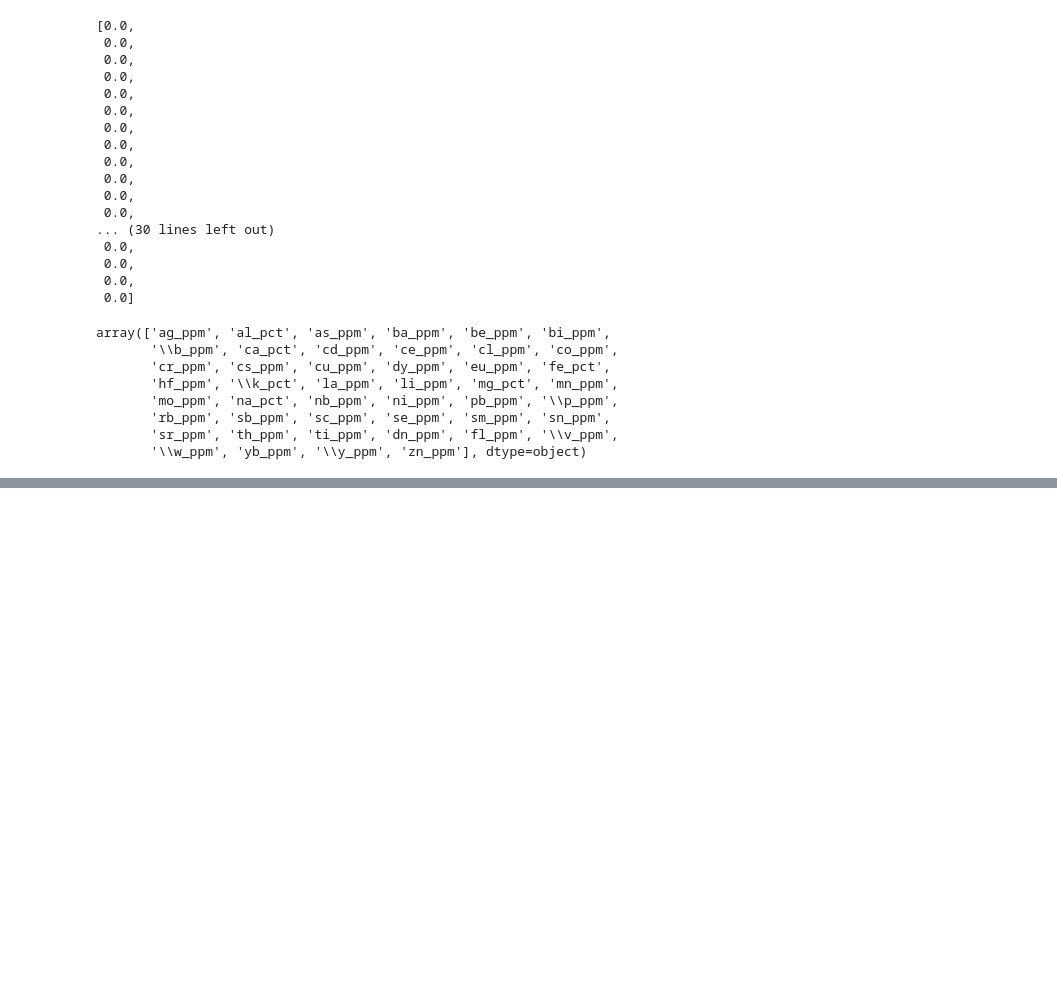
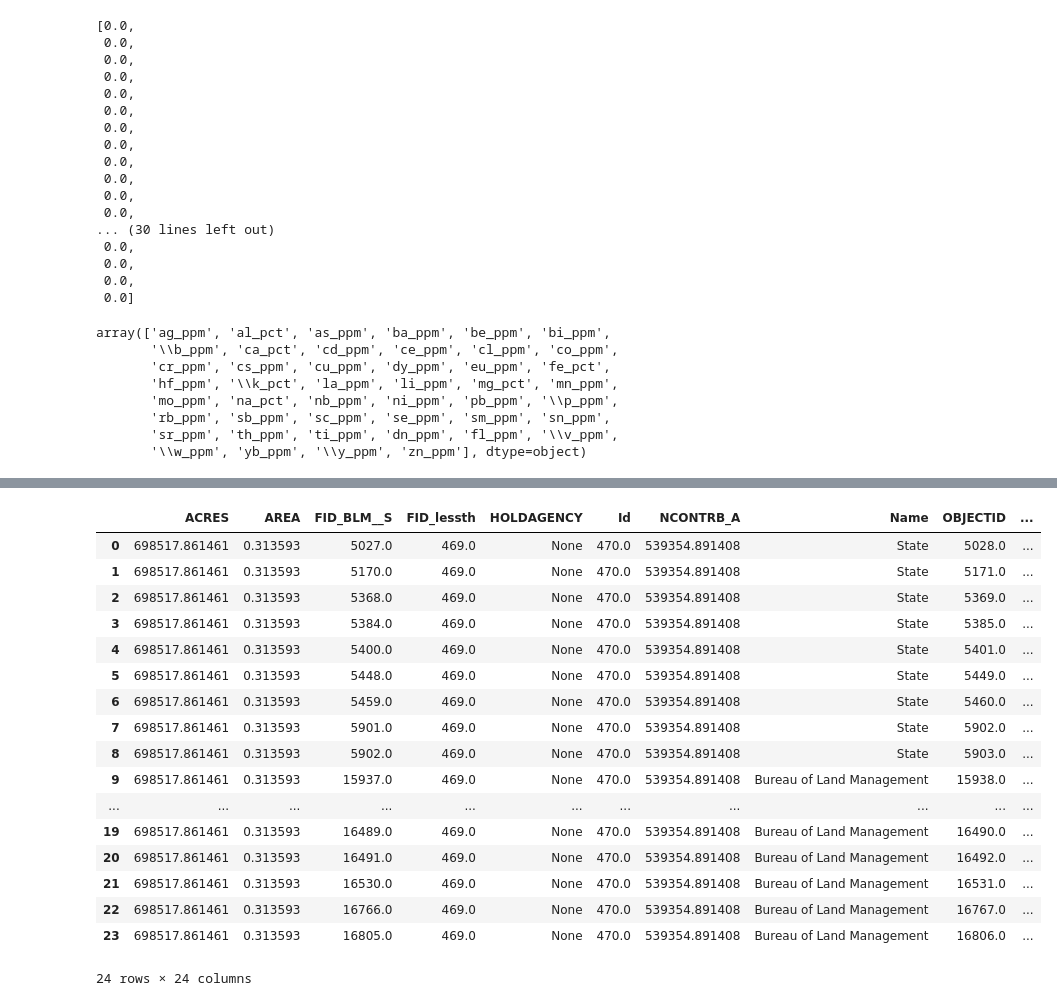
Before and after one commit to jessepisel/criticalandstrategic, a Jupyter notebook: USGS sample validation.ipynb, the cells around one changed output, grey strips where cells are left out. Drawn from its saved outputs; the diff is of its cells as text; code cells hidden in the pictures; blank space fills up the shorter version.

```diff
--- a/USGS sample validation.ipynb
+++ b/USGS sample validation.ipynb
@@ -233,0 +286,21 @@ deets.to_csv(r'J:\Geology\WSGS\Projects\Critical Minerals\ngdbrock-fUS56\accurac
+# %%
+geo_frame[geo_frame['WY_HU12_'] == 14774] #somewhere I crushed the HUC name along the line. need to do a spatial join with these and the HUC original shapefile
+# %% [output]
+|  | ACRES | AREA | FID_BLM__S | FID_lessth | HOLDAGENCY | Id | NCONTRB_A | Name | OBJECTID | ... |
+| 0 | 698517.861461 | 0.313593 | 5027.0 | 469.0 | None | 470.0 | 539354.891408 | State | 5028.0 | ... |
+| 1 | 698517.861461 | 0.313593 | 5170.0 | 469.0 | None | 470.0 | 539354.891408 | State | 5171.0 | ... |
+| 2 | 698517.861461 | 0.313593 | 5368.0 | 469.0 | None | 470.0 | 539354.891408 | State | 5369.0 | ... |
+| 3 | 698517.861461 | 0.313593 | 5384.0 | 469.0 | None | 470.0 | 539354.891408 | State | 5385.0 | ... |
+| 4 | 698517.861461 | 0.313593 | 5400.0 | 469.0 | None | 470.0 | 539354.891408 | State | 5401.0 | ... |
+| 5 | 698517.861461 | 0.313593 | 5448.0 | 469.0 | None | 470.0 | 539354.891408 | State | 5449.0 | ... |
+| 6 | 698517.861461 | 0.313593 | 5459.0 | 469.0 | None | 470.0 | 539354.891408 | State | 5460.0 | ... |
+| 7 | 698517.861461 | 0.313593 | 5901.0 | 469.0 | None | 470.0 | 539354.891408 | State | 5902.0 | ... |
+| 8 | 698517.861461 | 0.313593 | 5902.0 | 469.0 | None | 470.0 | 539354.891408 | State | 5903.0 | ... |
+| 9 | 698517.861461 | 0.313593 | 15937.0 | 469.0 | None | 470.0 | 539354.891408 | Bureau of Land Management | 15938.0 | ... |
+| ... | ... | ... | ... | ... | ... | ... | ... | ... | ... | ... |
+| 19 | 698517.861461 | 0.313593 | 16489.0 | 469.0 | None | 470.0 | 539354.891408 | Bureau of Land Management | 16490.0 | ... |
+| 20 | 698517.861461 | 0.313593 | 16491.0 | 469.0 | None | 470.0 | 539354.891408 | Bureau of Land Management | 16492.0 | ... |
+| 21 | 698517.861461 | 0.313593 | 16530.0 | 469.0 | None | 470.0 | 539354.891408 | Bureau of Land Management | 16531.0 | ... |
+| 22 | 698517.861461 | 0.313593 | 16766.0 | 469.0 | None | 470.0 | 539354.891408 | Bureau of Land Management | 16767.0 | ... |
+| 23 | 698517.861461 | 0.313593 | 16805.0 | 469.0 | None | 470.0 | 539354.891408 | Bureau of Land Management | 16806.0 | ... |
+24 rows × 24 columns
```
Also changed, not shown: parts of 10 cells of this notebook.
